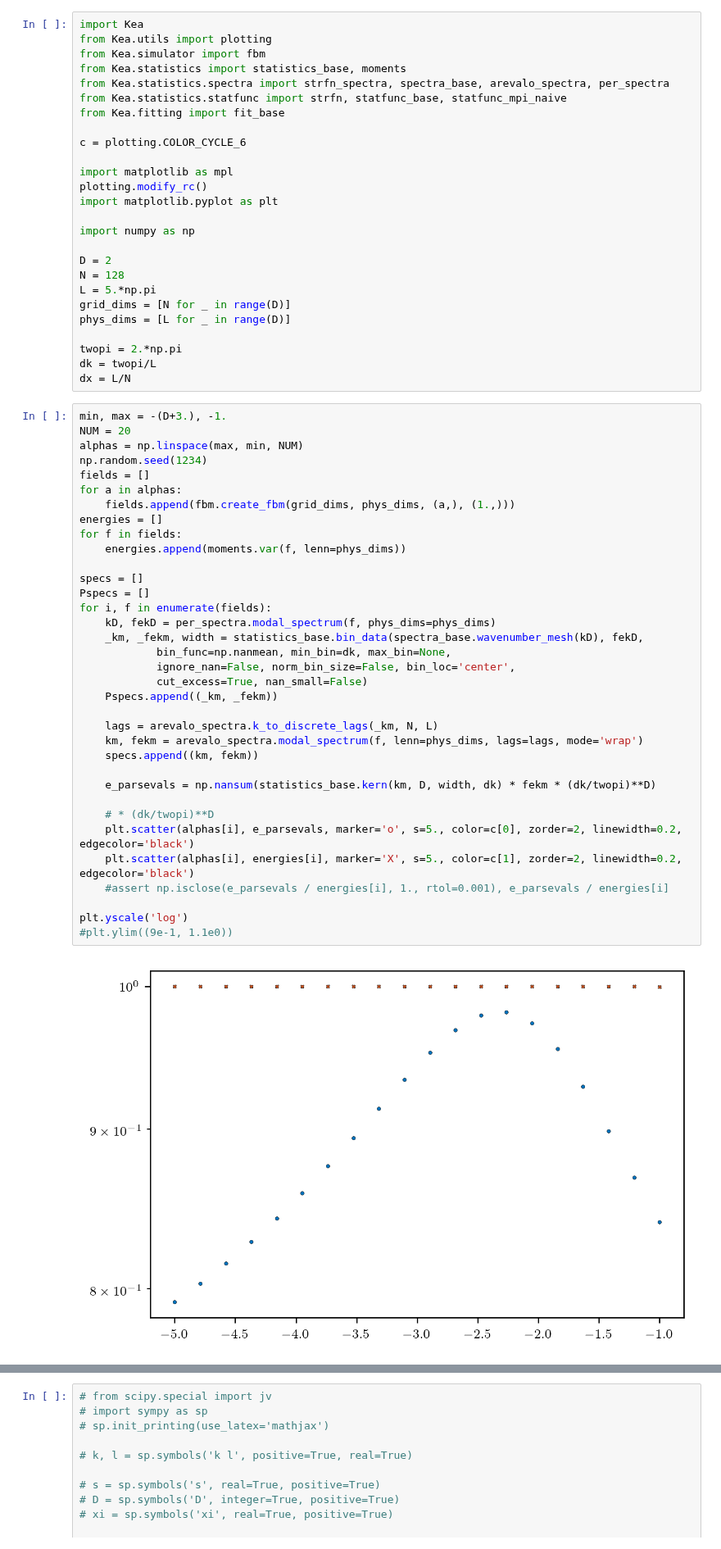
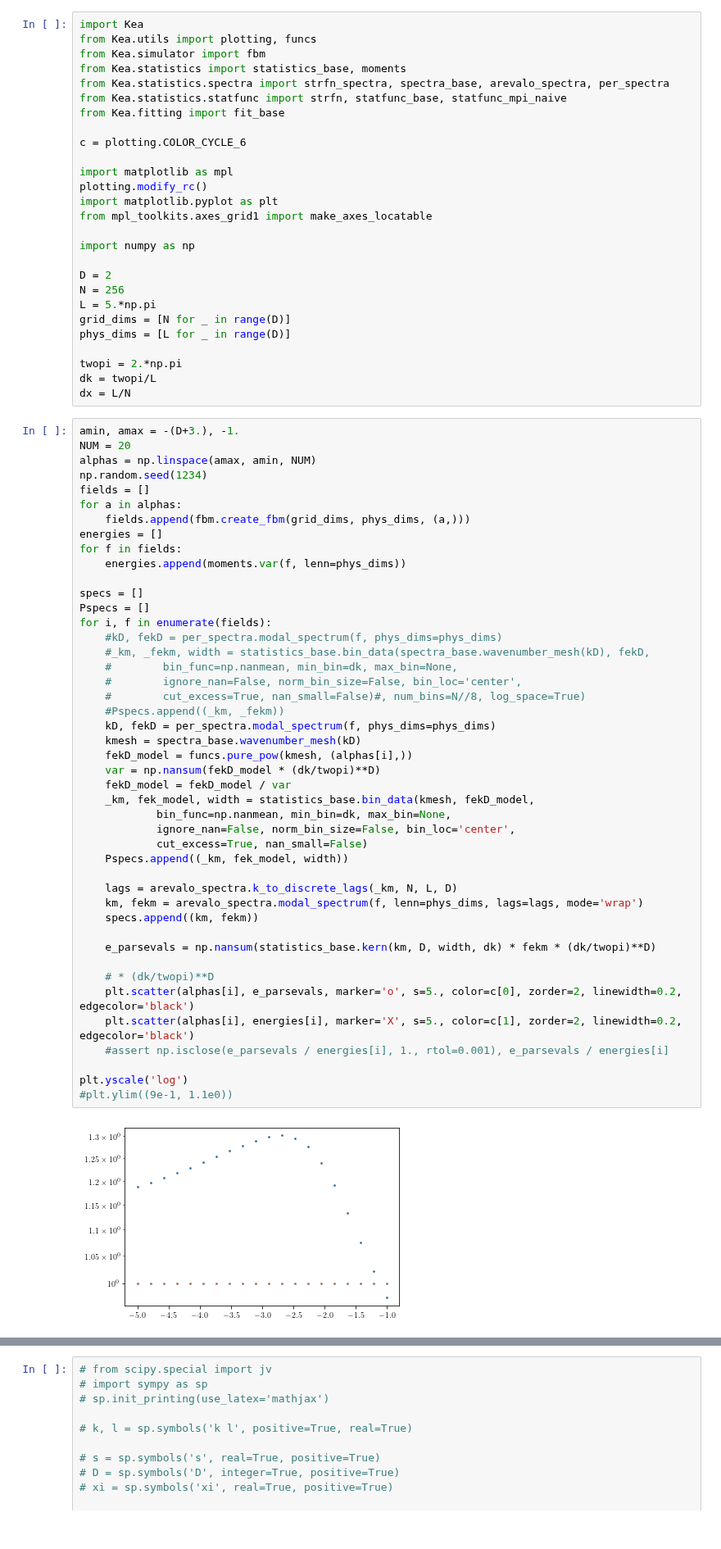
Before and after one commit to mab68/Kea, a Jupyter notebook: example_notebooks/parsevals/arevalo.ipynb, the cells around one changed output, grey strips where cells are left out. Shown at 82% size. Cells and saved outputs as stored; diff of their text form.

```diff
--- a/example_notebooks/parsevals/arevalo.ipynb
+++ b/example_notebooks/parsevals/arevalo.ipynb
@@ -1,6 +1,6 @@
 # %%
 import Kea
-from Kea.utils import plotting
+from Kea.utils import plotting, funcs
 from Kea.simulator import fbm
 from Kea.statistics import statistics_base, moments
 from Kea.statistics.spectra import strfn_spectra, spectra_base, arevalo_spectra, per_spectra
@@ -12,11 +12,12 @@ c = plotting.COLOR_CYCLE_6
 import matplotlib as mpl
 plotting.modify_rc()
 import matplotlib.pyplot as plt
+from mpl_toolkits.axes_grid1 import make_axes_locatable
 
 import numpy as np
 
 D = 2
-N = 128
+N = 256
 L = 5.*np.pi
 grid_dims = [N for _ in range(D)]
 phys_dims = [L for _ in range(D)]
@@ -25,39 +26,49 @@ twopi = 2.*np.pi
 dk = twopi/L
 dx = L/N
 # %%
-min, max = -(D+3.), -1.
+amin, amax = -(D+3.), -1.
 NUM = 20
-alphas = np.linspace(max, min, NUM)
+alphas = np.linspace(amax, amin, NUM)
 np.random.seed(1234)
 fields = []
 for a in alphas:
-    fields.append(fbm.create_fbm(grid_dims, phys_dims, (a,), (1.,)))
+    fields.append(fbm.create_fbm(grid_dims, phys_dims, (a,)))
 energies = []
 for f in fields:
     energies.append(moments.var(f, lenn=phys_dims))
 
 specs = []
 Pspecs = []
 for i, f in enumerate(fields):
+    #kD, fekD = per_spectra.modal_spectrum(f, phys_dims=phys_dims)
+    #_km, _fekm, width = statistics_base.bin_data(spectra_base.wavenumber_mesh(kD), fekD,
+    #        bin_func=np.nanmean, min_bin=dk, max_bin=None,
+    #        ignore_nan=False, norm_bin_size=False, bin_loc='center',
+    #        cut_excess=True, nan_small=False)#, num_bins=N//8, log_space=True)
+    #Pspecs.append((_km, _fekm))
     kD, fekD = per_spectra.modal_spectrum(f, phys_dims=phys_dims)
-    _km, _fekm, width = statistics_base.bin_data(spectra_base.wavenumber_mesh(kD), fekD,
+    kmesh = spectra_base.wavenumber_mesh(kD)
+    fekD_model = funcs.pure_pow(kmesh, (alphas[i],))
+    var = np.nansum(fekD_model * (dk/twopi)**D)
+    fekD_model = fekD_model / var
+    _km, fek_model, width = statistics_base.bin_data(kmesh, fekD_model,
             bin_func=np.nanmean, min_bin=dk, max_bin=None,
             ignore_nan=False, norm_bin_size=False, bin_loc='center',
             cut_excess=True, nan_small=False)
-    Pspecs.append((_km, _fekm))
+    Pspecs.append((_km, fek_model, width))
 
-    lags = arevalo_spectra.k_to_discrete_lags(_km, N, L)
+    lags = arevalo_spectra.k_to_discrete_lags(_km, N, L, D)
     km, fekm = arevalo_spectra.modal_spectrum(f, lenn=phys_dims, lags=lags, mode='wrap')
     specs.append((km, fekm))
 
     e_parsevals = np.nansum(statistics_base.kern(km, D, width, dk) * fekm * (dk/twopi)**D)
 
     # * (dk/twopi)**D
     plt.scatter(alphas[i], e_parsevals, marker='o', s=5., color=c[0], zorder=2, linewidth=0.2, edgecolor='black')
     plt.scatter(alphas[i], energies[i], marker='X', s=5., color=c[1], zorder=2, linewidth=0.2, edgecolor='black')
     #assert np.isclose(e_parsevals / energies[i], 1., rtol=0.001), e_parsevals / energies[i]
 
 plt.yscale('log')
 #plt.ylim((9e-1, 1.1e0))
 # %% [output]
-[figure, old version]
+[figure, new version]
```
Also changed, not shown: parts of 19 cells of this notebook, 11 other files.
